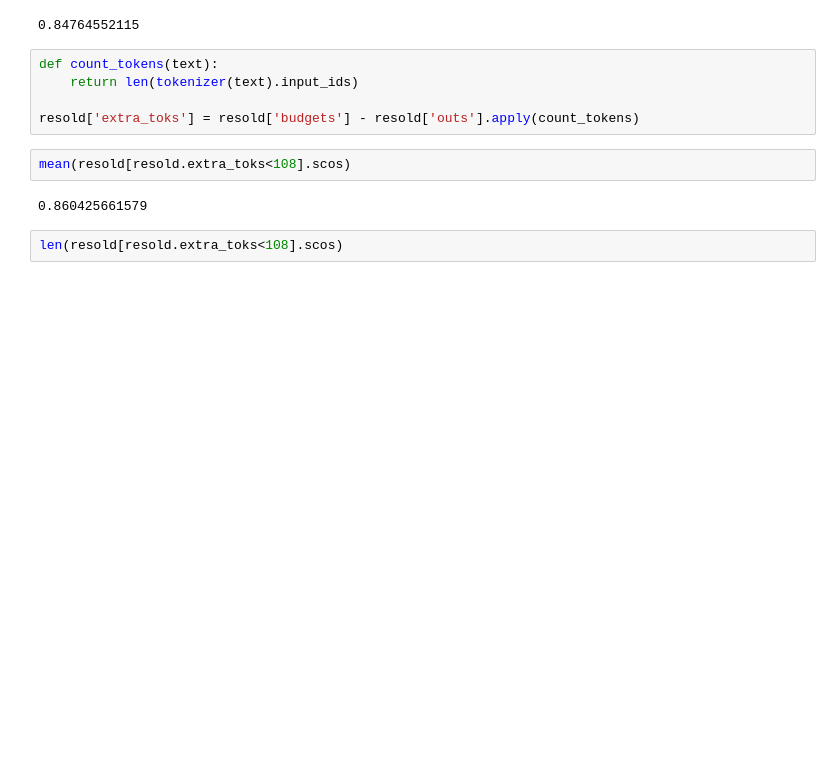
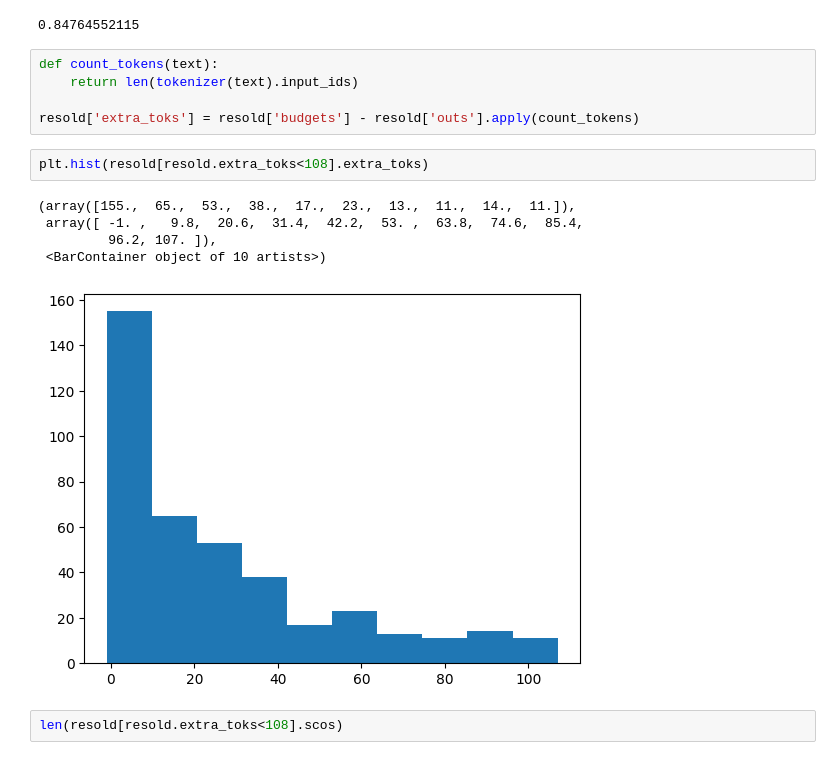
Before and after one commit to PrasannS/tfr-decoding, a Jupyter notebook: explore_pfsamp.ipynb, the cells around one changed output. Drawn from its saved outputs; the diff is of its cells as text; blank space fills up the shorter version.

```diff
--- a/explore_pfsamp.ipynb
+++ b/explore_pfsamp.ipynb
@@ -98,9 +80,13 @@ def count_tokens(text):
 
 resold['extra_toks'] = resold['budgets'] - resold['outs'].apply(count_tokens)
 # %%
-mean(resold[resold.extra_toks<108].scos)
+plt.hist(resold[resold.extra_toks<108].extra_toks)
 # %% [output]
-0.860425661579
+(array([155.,  65.,  53.,  38.,  17.,  23.,  13.,  11.,  14.,  11.]),
+ array([ -1. ,   9.8,  20.6,  31.4,  42.2,  53. ,  63.8,  74.6,  85.4,
+         96.2, 107. ]),
+ <BarContainer object of 10 artists>)
+[figure, added]
 # %%
 len(resold[resold.extra_toks<108].scos)
 # %% [output]
```
Also changed, not shown: parts of 1 cell of this notebook, 3 other files.
